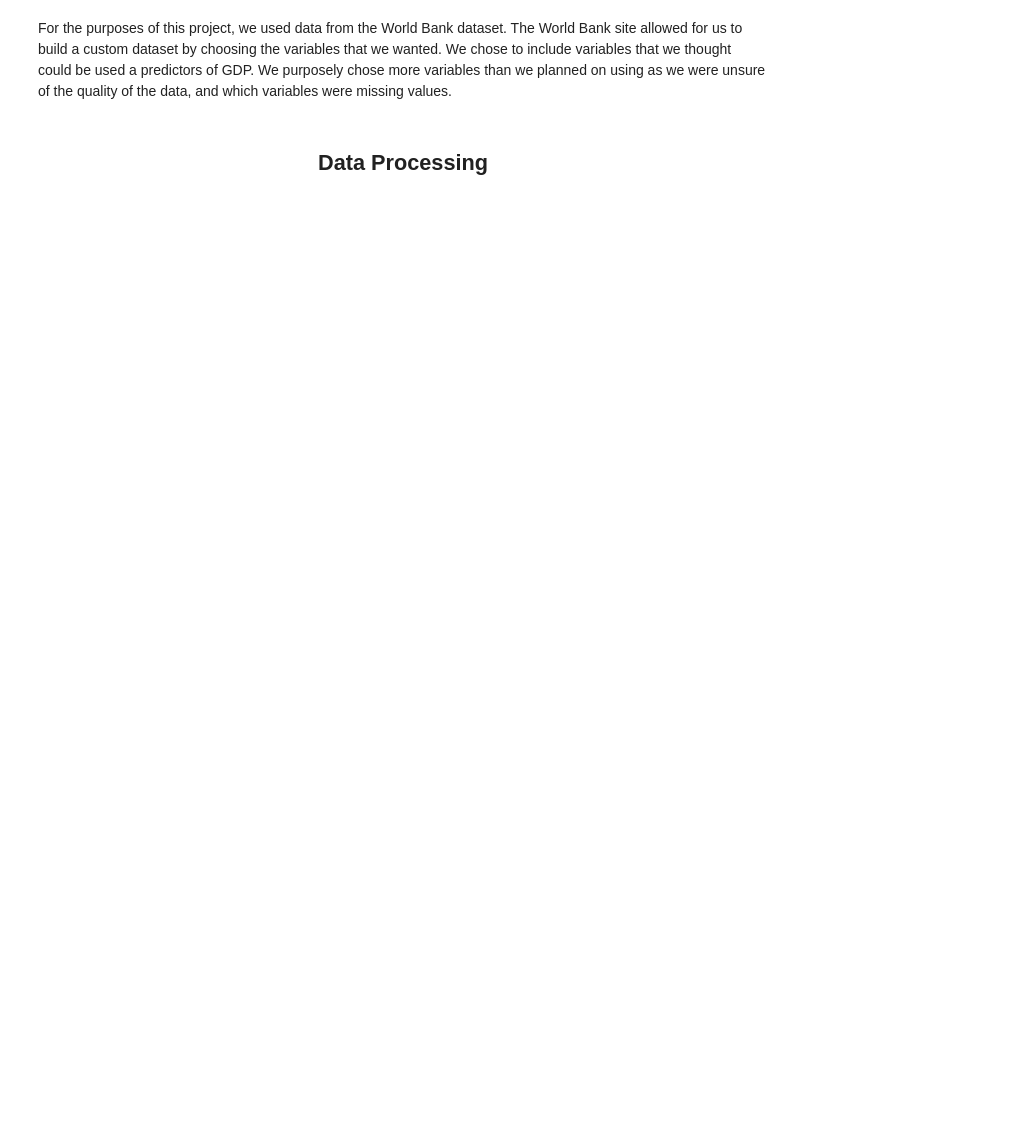
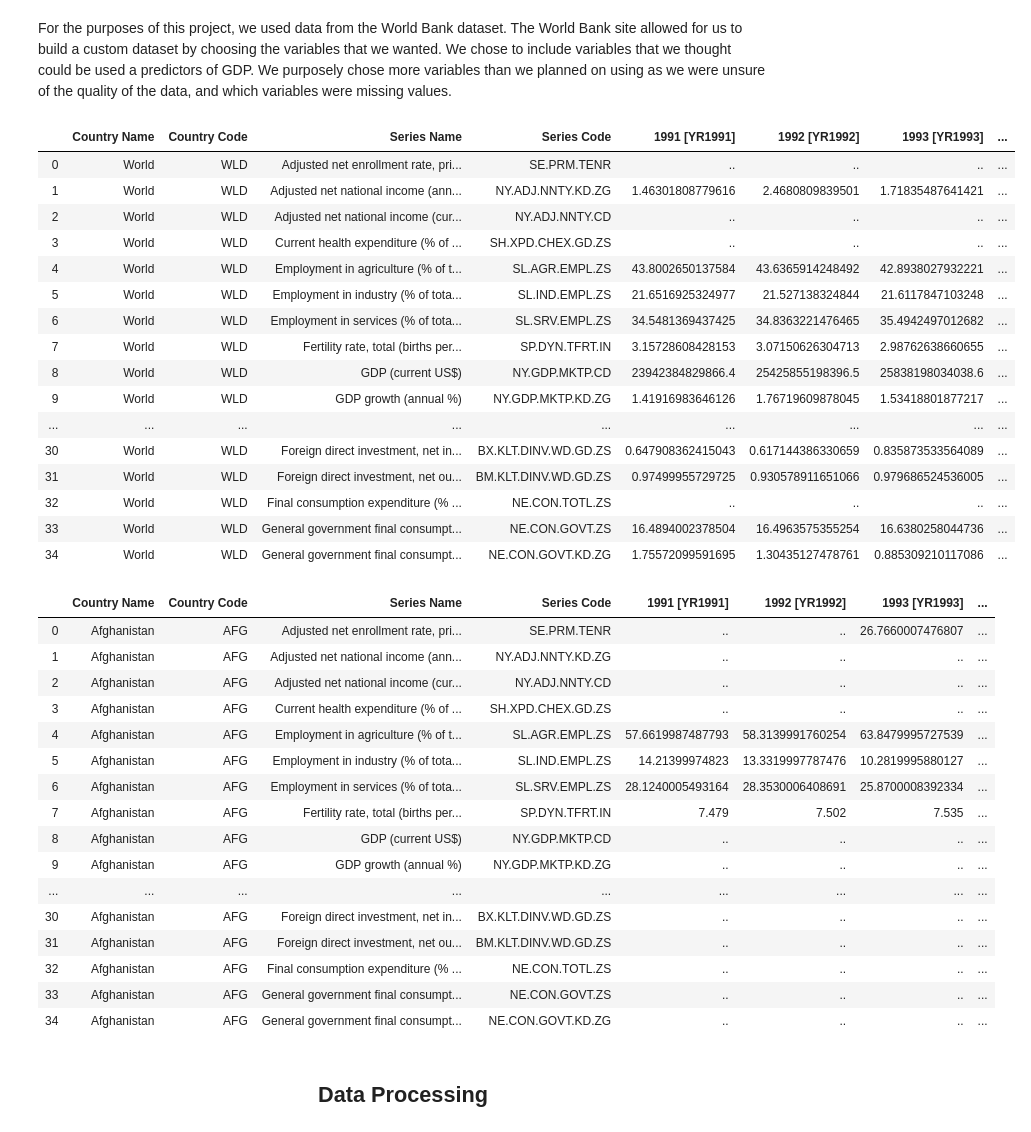
Before and after one commit to thechuster/thechuster.github.io, a Jupyter notebook: FinalProject.ipynb, the cells around one changed output. Cells and saved outputs as stored; diff of their text form; code cells hidden in the pictures; blank space fills up the shorter version.

```diff
--- a/FinalProject.ipynb
+++ b/FinalProject.ipynb
@@ -45,32 +32,67 @@ For the purposes of this project, we used data from the World Bank dataset. The
 # %%
 worldBankDevInc = pd.read_csv("WorldBankData/data.csv")
 worldCountries = pd.read_json("world-countries.json")
 
 worldBankDevInc.dropna(inplace=True)
 countryName = ""
 first = True
 newRows = []
 countriesData = []
 
 for index, row in worldBankDevInc.iterrows():
     if (countryName != row["Country Name"]):
         if (first == False):
             #CHOSE WHAT YEARS TO DROP HERE
             df = df.drop(df.loc[:, '1960 [YR1960]':'1990 [YR1990]'].columns, axis = 1)
             countriesData.append(df)
             # IF YOU WANT TO SEE ALL COUNTRIES DATA UNCOMMENT THIS
             #with pd.option_context('display.max_rows', None, 'display.max_columns', None):
                 #display(df)
         countryName = row["Country Name"]
         df = pd.DataFrame(columns=worldBankDevInc.columns)
         first = False
 
     df = df.append(row, ignore_index=True)
 
 df  = df.drop(df.loc[:, '1960 [YR1960]':'1990 [YR1990]'].columns, axis = 1)
-#with pd.option_context('display.max_rows', None, 'display.max_columns', None):
-    #display(df)
-    #display(countriesData[206])
+with pd.option_context('display.max_rows', None, 'display.max_columns', None):
+    display(df)
+    display(countriesData[0])
+# %% [output]
+|  | Country Name | Country Code | Series Name | Series Code | 1991 [YR1991] | 1992 [YR1992] | 1993 [YR1993] | ... |
+| 0 | World | WLD | Adjusted net enrollment rate, pri... | SE.PRM.TENR | .. | .. | .. | ... |
+| 1 | World | WLD | Adjusted net national income (ann... | NY.ADJ.NNTY.KD.ZG | 1.46301808779616 | 2.4680809839501 | 1.71835487641421 | ... |
+| 2 | World | WLD | Adjusted net national income (cur... | NY.ADJ.NNTY.CD | .. | .. | .. | ... |
+| 3 | World | WLD | Current health expenditure (% of ... | SH.XPD.CHEX.GD.ZS | .. | .. | .. | ... |
+| 4 | World | WLD | Employment in agriculture (% of t... | SL.AGR.EMPL.ZS | 43.8002650137584 | 43.6365914248492 | 42.8938027932221 | ... |
+| 5 | World | WLD | Employment in industry (% of tota... | SL.IND.EMPL.ZS | 21.6516925324977 | 21.527138324844 | 21.6117847103248 | ... |
+| 6 | World | WLD | Employment in services (% of tota... | SL.SRV.EMPL.ZS | 34.5481369437425 | 34.8363221476465 | 35.4942497012682 | ... |
+| 7 | World | WLD | Fertility rate, total (births per... | SP.DYN.TFRT.IN | 3.15728608428153 | 3.07150626304713 | 2.98762638660655 | ... |
+| 8 | World | WLD | GDP (current US$) | NY.GDP.MKTP.CD | 23942384829866.4 | 25425855198396.5 | 25838198034038.6 | ... |
+| 9 | World | WLD | GDP growth (annual %) | NY.GDP.MKTP.KD.ZG | 1.41916983646126 | 1.76719609878045 | 1.53418801877217 | ... |
+| ... | ... | ... | ... | ... | ... | ... | ... | ... |
+| 30 | World | WLD | Foreign direct investment, net in... | BX.KLT.DINV.WD.GD.ZS | 0.647908362415043 | 0.617144386330659 | 0.835873533564089 | ... |
+| 31 | World | WLD | Foreign direct investment, net ou... | BM.KLT.DINV.WD.GD.ZS | 0.97499955729725 | 0.930578911651066 | 0.979686524536005 | ... |
+| 32 | World | WLD | Final consumption expenditure (% ... | NE.CON.TOTL.ZS | .. | .. | .. | ... |
+| 33 | World | WLD | General government final consumpt... | NE.CON.GOVT.ZS | 16.4894002378504 | 16.4963575355254 | 16.6380258044736 | ... |
+| 34 | World | WLD | General government final consumpt... | NE.CON.GOVT.KD.ZG | 1.75572099591695 | 1.30435127478761 | 0.885309210117086 | ... |
+|  | Country Name | Country Code | Series Name | Series Code | 1991 [YR1991] | 1992 [YR1992] | 1993 [YR1993] | ... |
+| 0 | Afghanistan | AFG | Adjusted net enrollment rate, pri... | SE.PRM.TENR | .. | .. | 26.7660007476807 | ... |
+| 1 | Afghanistan | AFG | Adjusted net national income (ann... | NY.ADJ.NNTY.KD.ZG | .. | .. | .. | ... |
+| 2 | Afghanistan | AFG | Adjusted net national income (cur... | NY.ADJ.NNTY.CD | .. | .. | .. | ... |
+| 3 | Afghanistan | AFG | Current health expenditure (% of ... | SH.XPD.CHEX.GD.ZS | .. | .. | .. | ... |
+| 4 | Afghanistan | AFG | Employment in agriculture (% of t... | SL.AGR.EMPL.ZS | 57.6619987487793 | 58.3139991760254 | 63.8479995727539 | ... |
+| 5 | Afghanistan | AFG | Employment in industry (% of tota... | SL.IND.EMPL.ZS | 14.21399974823 | 13.3319997787476 | 10.2819995880127 | ... |
+| 6 | Afghanistan | AFG | Employment in services (% of tota... | SL.SRV.EMPL.ZS | 28.1240005493164 | 28.3530006408691 | 25.8700008392334 | ... |
+| 7 | Afghanistan | AFG | Fertility rate, total (births per... | SP.DYN.TFRT.IN | 7.479 | 7.502 | 7.535 | ... |
+| 8 | Afghanistan | AFG | GDP (current US$) | NY.GDP.MKTP.CD | .. | .. | .. | ... |
+| 9 | Afghanistan | AFG | GDP growth (annual %) | NY.GDP.MKTP.KD.ZG | .. | .. | .. | ... |
+| ... | ... | ... | ... | ... | ... | ... | ... | ... |
+| 30 | Afghanistan | AFG | Foreign direct investment, net in... | BX.KLT.DINV.WD.GD.ZS | .. | .. | .. | ... |
+| 31 | Afghanistan | AFG | Foreign direct investment, net ou... | BM.KLT.DINV.WD.GD.ZS | .. | .. | .. | ... |
+| 32 | Afghanistan | AFG | Final consumption expenditure (% ... | NE.CON.TOTL.ZS | .. | .. | .. | ... |
+| 33 | Afghanistan | AFG | General government final consumpt... | NE.CON.GOVT.ZS | .. | .. | .. | ... |
+| 34 | Afghanistan | AFG | General government final consumpt... | NE.CON.GOVT.KD.ZG | .. | .. | .. | ... |
 # %% [markdown]
 ## <center>Data Processing<center>
 # %%
```
Also changed, not shown: parts of 6 cells of this notebook, 3 other files.
